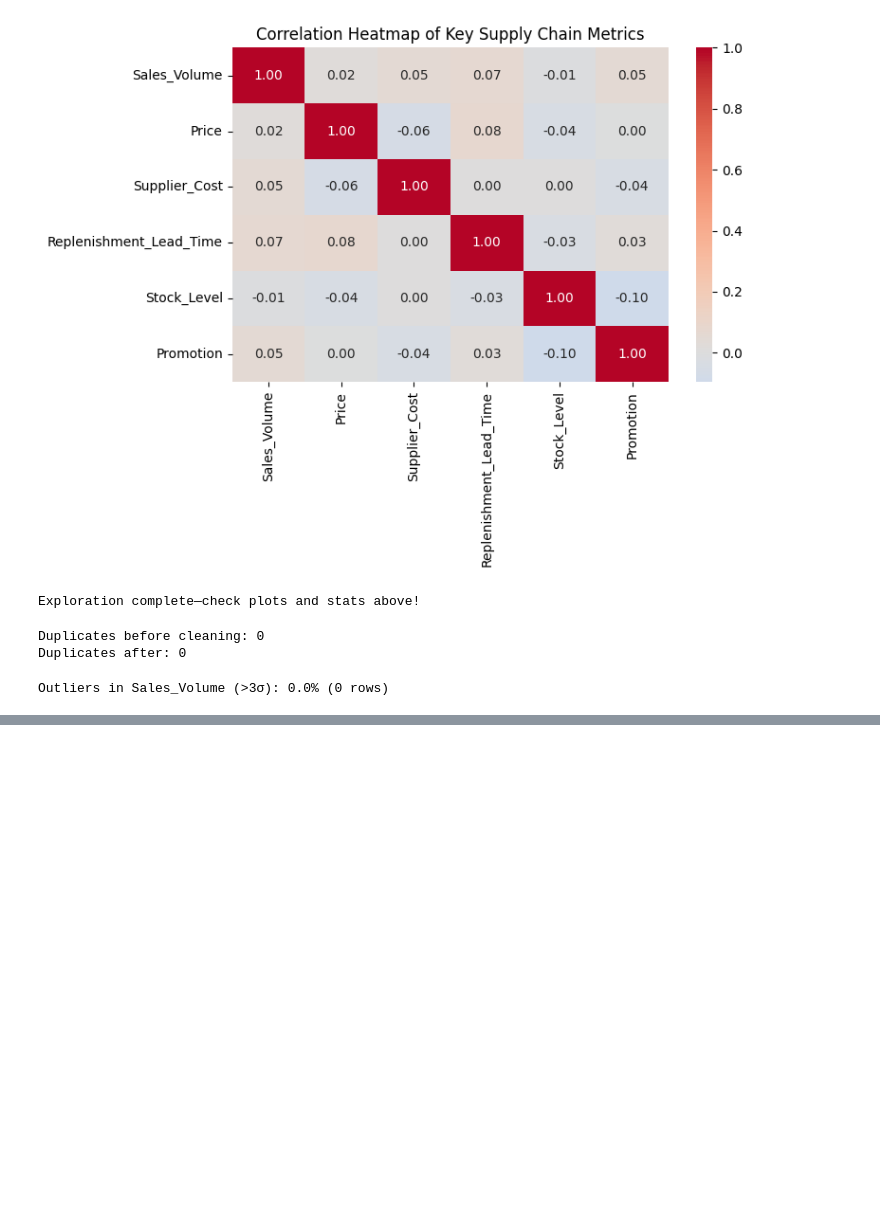
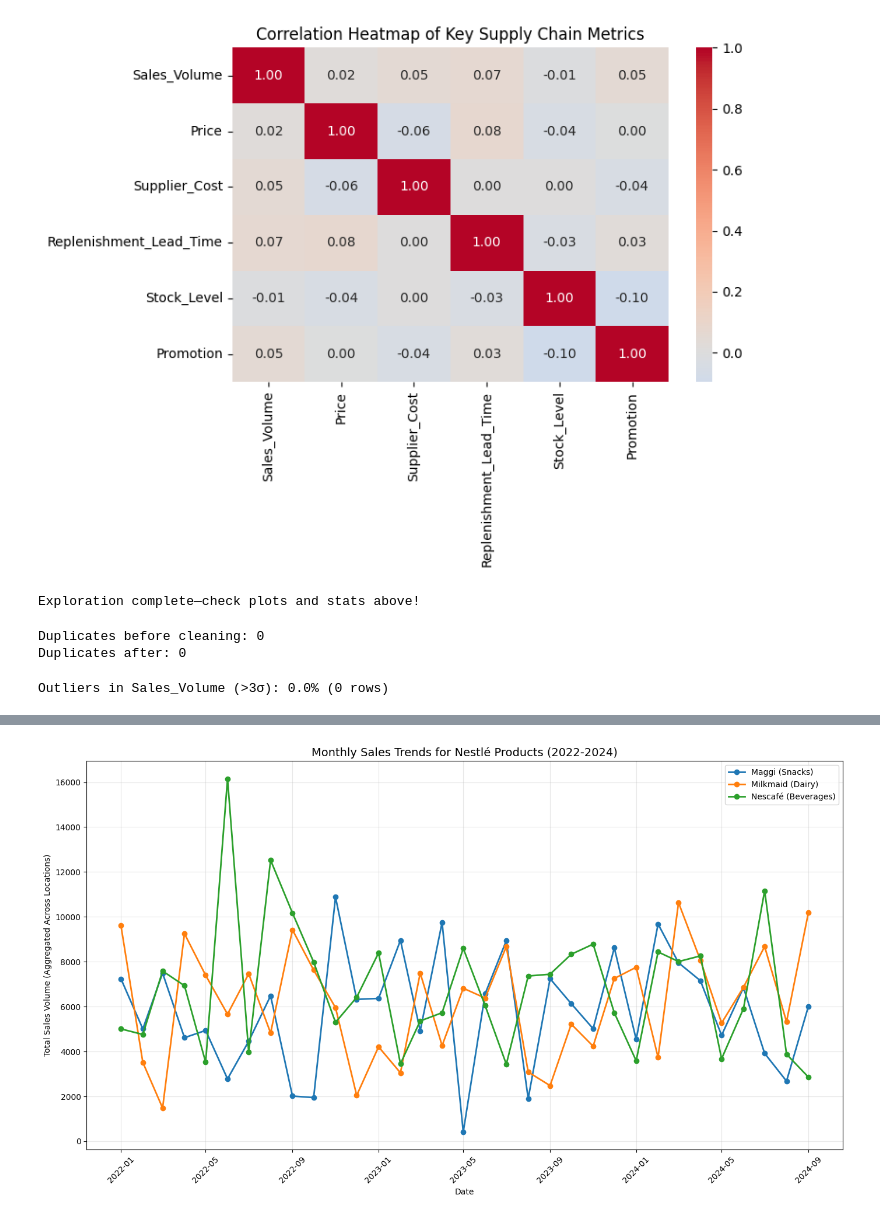
Before and after one commit to 0BLUEBIRD0/AI-supply-chain-nestle, a Jupyter notebook: Phase 2/data_exploration.ipynb, the cells around one changed output, grey strips where cells are left out. Drawn from its saved outputs; the diff is of its cells as text; code cells hidden in the pictures; blank space fills up the shorter version.

```diff
--- a/Phase 2/data_exploration.ipynb
+++ b/Phase 2/data_exploration.ipynb
@@ -198,0 +215,22 @@ OSError: Cannot save file into a non-existent directory: 'data\processed'
+# %%
+df_monthly = pd.read_csv('D:/AI-supply-chain-nestle/data/processed/cleaned_monthly_nestle.csv')
+df_monthly['Date'] = pd.to_datetime(df_monthly['Date'])
+df_monthly['Year_Month'] = df_monthly['Date'].dt.to_period('M').astype(str)
+# %%
+df_agg = df_monthly.groupby(['Date', 'Product'])['Monthly_Sales_Total'].sum().reset_index()
+df_agg['Year_Month'] = df_agg['Date'].dt.to_period('M').astype(str)
+
+plt.figure(figsize=(14, 8))
+for product in df_agg['Product'].unique():
+    prod_data = df_agg[df_agg['Product'] == product]
+    plt.plot(prod_data['Date'], prod_data['Monthly_Sales_Total'], marker='o', label=product, linewidth=2)
+plt.title('Monthly Sales Trends for Nestlé Products (2022-2024)', fontsize=14)
+plt.xlabel('Date')
+plt.ylabel('Total Sales Volume (Aggregated Across Locations)')
+plt.legend()
+plt.grid(True, alpha=0.3)
+plt.xticks(rotation=45)
+plt.tight_layout()
+plt.show()
+# %% [output]
+[figure, added]
```
Also changed, not shown: parts of 7 cells of this notebook, 5 other files.
